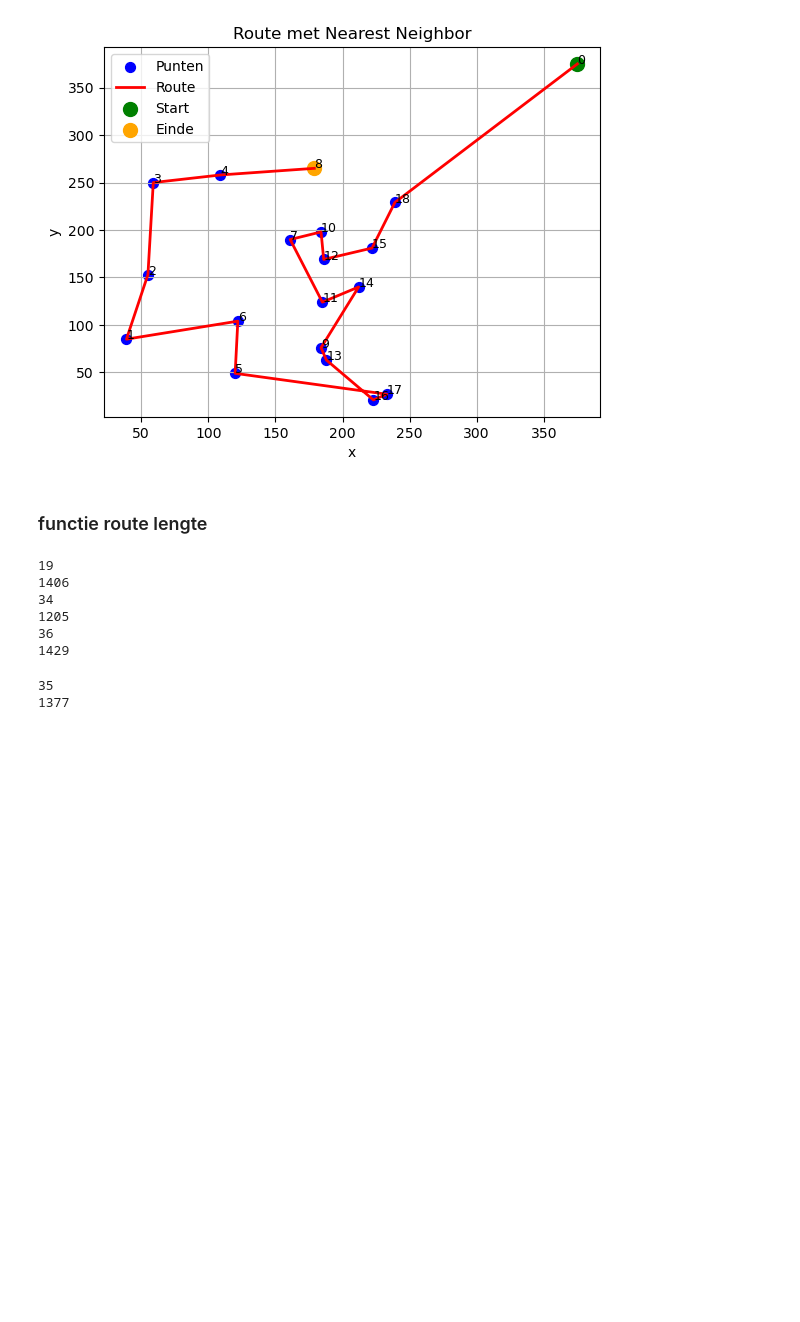
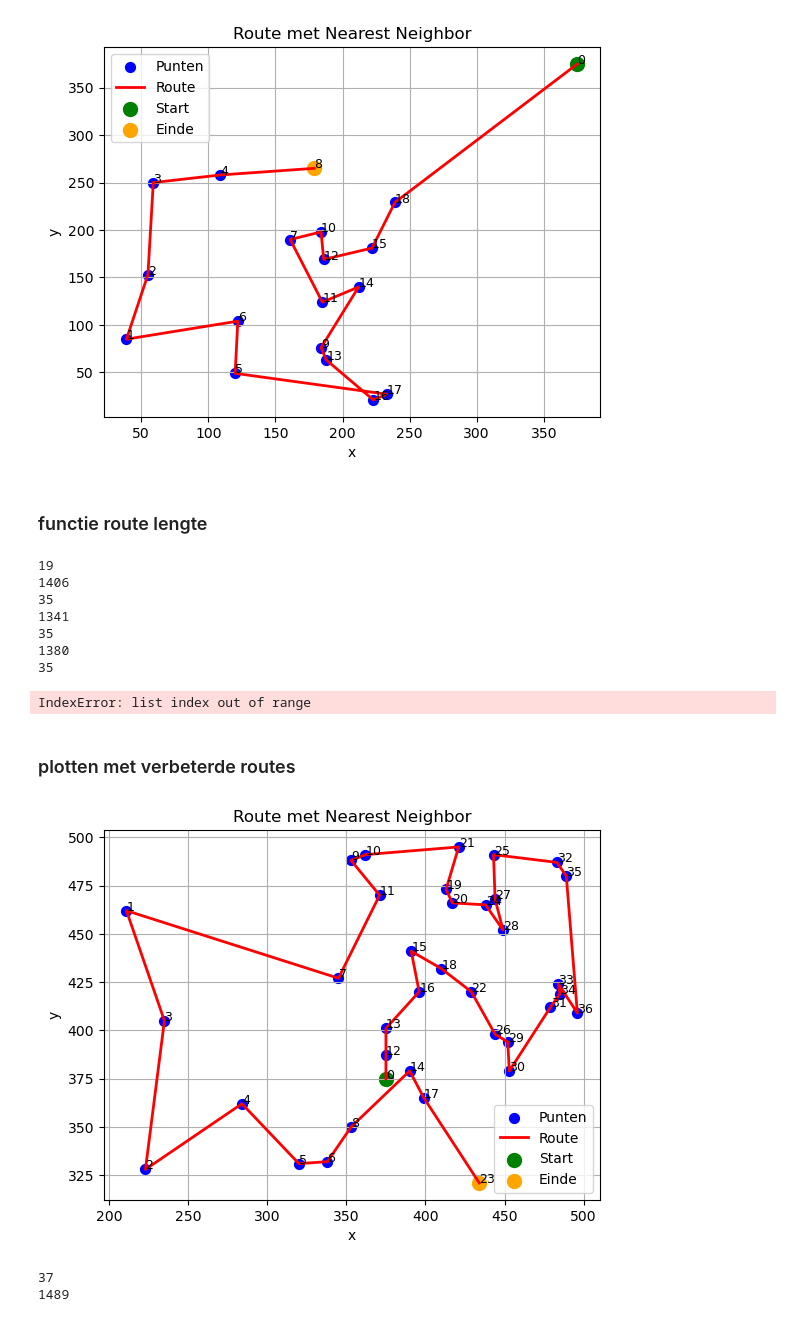
Before and after one commit to lrncjrssn/eindproject_or5, a Jupyter notebook: begin_Laurence.ipynb, the cells around one changed output. Cells and saved outputs as stored; diff of their text form; code cells hidden in the pictures; blank space fills up the shorter version.

```diff
--- a/begin_Laurence.ipynb
+++ b/begin_Laurence.ipynb
@@ -272,20 +270,62 @@ def route_lengte(dataframe, lijst):
 # %%
 L = [0, 18, 15, 12, 10, 7, 11, 14, 9, 13, 17, 16, 5, 6, 1, 2, 3, 4, 8]
 route_lengte(df_lo, L)
-L = [0, 9, 10, 11, 14, 13, 12, 15, 19, 23, 26, 27, 28, 31, 30, 33, 32, 29, 22, 24, 25, 21, 17, 16, 18, 7, 6, 8, 4, 5, 1, 2, 3, 20]
-route_lengte(df_rb,L)
-L = j
+#L = [0, 9, 10, 11, 14, 13, 12, 15, 19, 23, 26, 27, 28, 31, 30, 33, 32, 29, 22, 24, 25, 21, 17, 16, 18, 7, 6, 8, 4, 5, 1, 2, 3, 20]
+#L = [0, 12, 13, 16, 15, 18, 22, 26, 29, 30, 31, 34, 33, 36, 35, 32, 25, 27, 28, 24, 20, 19, 21, 10, 9, 11, 7, 1, 3, 2, 4, 5, 6, 8, 14, 17, 23] >250>
+L = [0, 10, 11, 12, 15, 14, 13, 16, 20, 24, 27, 21, 28, 29, 32, 31, 34, 33, 30, 23, 25, 26, 22, 18, 17, 19, 8, 7, 9, 5, 1, 2, 3, 4, 6]
+route_lengte(df_rb, L)
+L = [0, 15, 6, 1, 4, 5, 3, 7, 8, 9, 2, 19, 24, 25, 29, 34, 27, 26, 22, 23, 28, 31, 32, 33, 30, 21, 10, 13, 12, 14, 16, 18, 20, 17, 11]
+route_lengte(df_ro, L)
+#L = [0, 35, 33, 22, 4, 12, 15, 14, 17, 21, 29, 30, 27, 25, 24, 20, 18, 16, 13, 11, 9, 8, 6, 3, 2, 1, 5, 7, 10, 19, 23, 26, 28, 31, 32, 34]
+#L = [0, 31, 28, 26, 23, 19, 10, 7, 5, 1, 2, 3, 4, 6, 8, 9, 11, 13, 16, 18, 20, 24, 25, 27, 30, 29, 21, 17, 12, 14, 15, 22] >250>
+L = [0, 34, 31, 28, 26, 23, 19, 10, 7, 5, 1, 2, 3, 4, 6, 8, 9, 11, 12, 16, 18, 20, 24, 25, 27, 30, 29, 21, 17, 12, 14, 15, 22, 33]
 route_lengte(df_lb, L)
 # %% [output]
 19
 1406
-34
-1205
-36
-1429
+35
+1341
+35
+1380
+35
+IndexError: list index out of range
-# %%
-L = b
-route_lengte(df_ro, L)
-# %% [output]
-35
-1377
+# %% [markdown]
+### plotten met verbeterde routes
+# %%
+import matplotlib.pyplot as plt
+
+def plot_verbeterde_route(dataframe, route):
+    x = dataframe["x"]
+    y = dataframe["y"]
+
+    # Plot alle punten
+    plt.scatter(x, y, c="blue", s=50, label="Punten")
+
+    # Labels bij punten
+    for idx, (xi, yi) in enumerate(zip(x, y)):
+        plt.text(xi+0.1, yi+0.1, str(idx), fontsize=9)
+
+    # Route tekenen
+    route_x = [dataframe.loc[i, "x"] for i in route]
+    route_y = [dataframe.loc[i, "y"] for i in route]
+
+    plt.plot(route_x, route_y, c="red", linewidth=2, label="Route")
+    plt.scatter(route_x[0], route_y[0], c="green", s=100, label="Start")
+    plt.scatter(route_x[-1], route_y[-1], c="orange", s=100, label="Einde")
+
+    plt.xlabel("x")
+    plt.ylabel("y")
+    plt.title("Route met Nearest Neighbor")
+    plt.legend()
+    plt.grid(True)
+    plt.show()
+
+#L = [0, 35, 33, 22, 15, 4, 12, 14, 17, 21, 29, 30, 27, 25, 24, 20, 18, 16, 13, 11, 9, 8, 6, 3, 2, 1, 5, 7, 10, 19, 23, 26, 28, 31, 32, 34]
+#l = [0, 10, 11, 12, 15, 14, 13, 16, 20, 24, 27, 28, 29, 32, 31, 34, 33, 30, 23, 25, 26, 22, 18, 17, 19, 8, 7, 9, 5, 1, 2, 3, 4, 6, 21]
+L = [0, 12, 13, 16, 15, 18, 22, 26, 29, 30, 31, 34, 33, 36, 35, 32, 25, 27, 28, 24, 20, 19, 21, 10, 9, 11, 7, 1, 3, 2, 4, 5, 6, 8,14, 17, 23]
+plot_verbeterde_route(df_rb,L)
+route_lengte(df_rb, L)
+# %% [output]
+[figure, added]
+37
+1489
```
Also changed, not shown: parts of 10 cells of this notebook.
